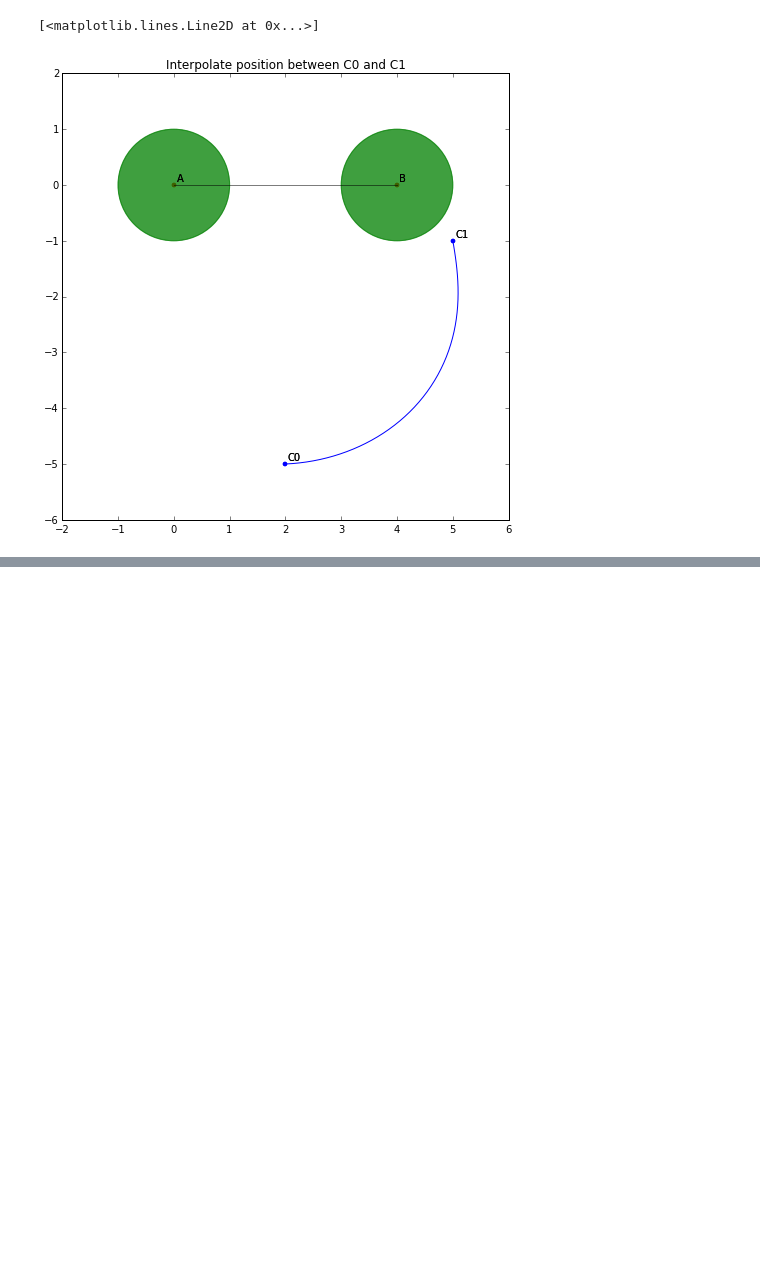
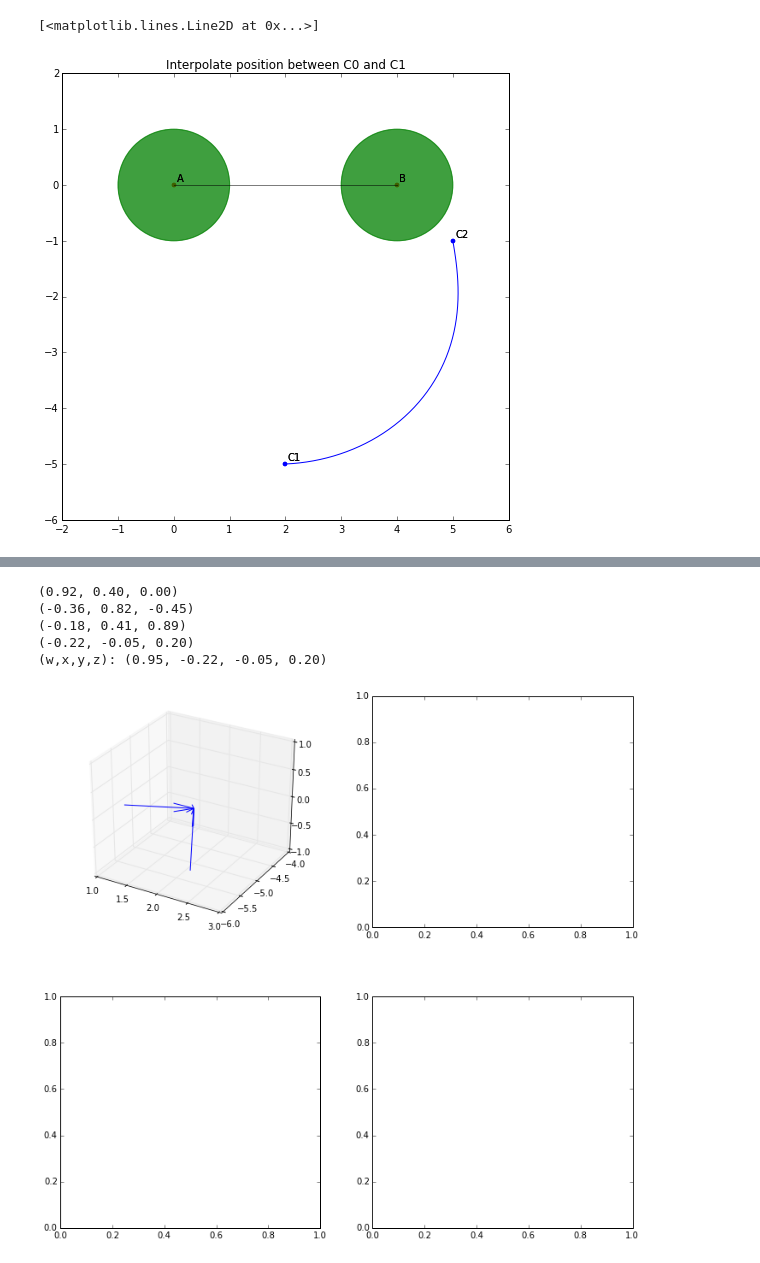
Before and after one commit to njoubert/spooky, a Jupyter notebook: experiments/ipython/10 - JE - Orientation Interpolation.ipynb, the cells around one changed output, grey strips where cells are left out. Cells and saved outputs as stored; diff of their text form; code cells hidden in the pictures; blank space fills up the shorter version.

Commit message:
orientation updates, plot rotation vectors

```diff
--- a/experiments/ipython/10 - JE - Orientation Interpolation.ipynb
+++ b/experiments/ipython/10 - JE - Orientation Interpolation.ipynb
@@ -22,6 +22,16 @@ add_relative_to_current_source_file_path_to_sys_path("../../shims/toric")
 import toric
 import toric.samples
 import toric.shims
+
+#
+# Helper functions for the toric libary
+#
+
+def vector3_to_str(v):
+    return "(%.2f, %.2f, %.2f)" % (v.x(), v.y(), v.z())
+
+def quaternion_to_str(q):
+    return "(w,x,y,z): (%.2f, %.2f, %.2f, %.2f)" % (q.w(), q.x(), q.y(), q.z())
 
 def slerp(p0, p1, t):
         omega = np.arccos(np.dot(p0/np.linalg.norm(p0), p1/np.linalg.norm(p1)))
@@ -54,9 +64,9 @@ def drawSetup(fudgeX=2, fudgeY_pos=2,fudgeY_neg=8):
     plt.annotate(s="B", xy=(PB_1.x(),PB_1.y()),xytext=(3,4),textcoords="offset points")
 
     # Draw Camera positions
-    plt.scatter([C_0.x(), C_1.x()],[C_0.y(), C_1.y()],c="blue",linewidths=0)
-    plt.annotate(s="C0", xy=(C_0.x(), C_0.y()),xytext=(3,4),textcoords="offset points")
+    plt.scatter([C_1.x(), C_2.x()],[C_1.y(), C_2.y()],c="blue",linewidths=0)
     plt.annotate(s="C1", xy=(C_1.x(), C_1.y()),xytext=(3,4),textcoords="offset points")
+    plt.annotate(s="C2", xy=(C_2.x(), C_2.y()),xytext=(3,4),textcoords="offset points")
 # %%
 min_dist = 1                    # let's set a minimum distance of 1m
 PA_1 = toric.Vector3(0,0,0)     # person A position
@@ -101,0 +94,60 @@ rotation_0
+# %%
+aspect = 16/9
+
+SA_1 = toric.Vector2(0.33, 0.5);
+SB_1 = toric.Vector2(0.66, 0.5);
+fovX_1 = toric.RadianPi(2 * np.arctan(6/5)); # geometrically calculated by hand
+fovY_1 = toric.RadianPi(fovX_1.valueRadians() / aspect);
+
+SA_2 = toric.Vector2(0.33, 0.66);
+SB_2 = toric.Vector2(0.8, 0.33);
+fovX_2 = fovX_1
+fovY_2 = fovY_1
+
+v_0 = toric.Vector3(1,0,0)
+rotation_0 = toric.Toric3_ComputeOrientationForTwoTargets(C_1, SA_1, SB_1, PA_1, PB_1, fovX_1, fovY_1)
+rotation_1 = toric.Toric3_ComputeOrientationForTwoTargets(C_2, SA_1, SB_1, PA_1, PB_1, fovX_1, fovY_1)
+
+matrix_0 = toric.Matrix3()
+rotation_0.ToRotationMatrix(matrix_0)
+print matrix_0.getColumn(0)
+print matrix_0.getColumn(1)
+print matrix_0.getColumn(2)
+
+print rotation_0.v()
+print quaternion_to_str(rotation_0)
+
+#
+# Graphing the rotation
+#
+pylab.rcParams['figure.figsize'] = 12, 16
+from matplotlib import gridspec
+from mpl_toolkits.mplot3d import Axes3D
+
+gs = gridspec.GridSpec(2, 2, width_ratios=[1,1], height_ratios=[1,1,1])
+
+soa = np.array( [[C_1.x(), C_1.y(), C_1.z(), matrix_0.getColumn(0).x(), matrix_0.getColumn(0).y(), matrix_0.getColumn(0).z()],
+                 [C_1.x(), C_1.y(), C_1.z(), matrix_0.getColumn(1).x(), matrix_0.getColumn(1).y(), matrix_0.getColumn(1).z()],
+                 [C_1.x(), C_1.y(), C_1.z(), matrix_0.getColumn(2).x(), matrix_0.getColumn(2).y(), matrix_0.getColumn(2).z()]])
+
+X,Y,Z,U,V,W = zip(*soa)
+fig = plt.figure()
+f1 = fig.add_subplot(gs[0], projection='3d')
+f2 = fig.add_subplot(gs[1])
+f3 = fig.add_subplot(gs[2])
+f4 = fig.add_subplot(gs[3])
+
+f1.quiver(X,Y,Z,U,V,W)
+f1.set_xlim([1,3])
+f1.set_ylim([-6,-4])
+f1.set_zlim([-1,1])
+
+
+plt.show()
+# %% [output]
+(0.92, 0.40, 0.00)
+(-0.36, 0.82, -0.45)
+(-0.18, 0.41, 0.89)
+(-0.22, -0.05, 0.20)
+(w,x,y,z): (0.95, -0.22, -0.05, 0.20)
+[figure, added]
```
Also changed, not shown: parts of 2 cells of this notebook.
